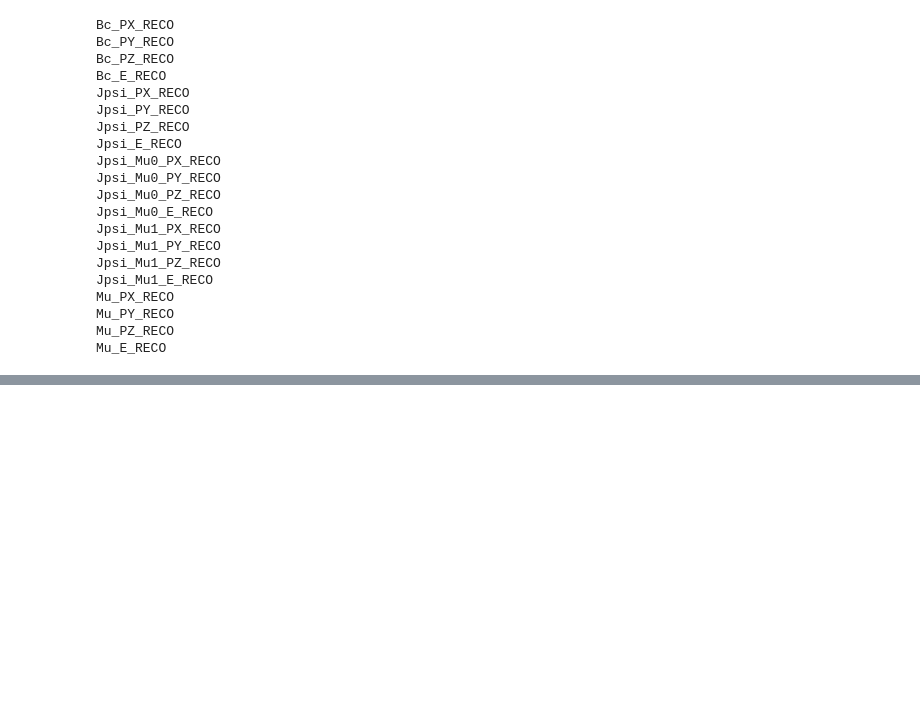
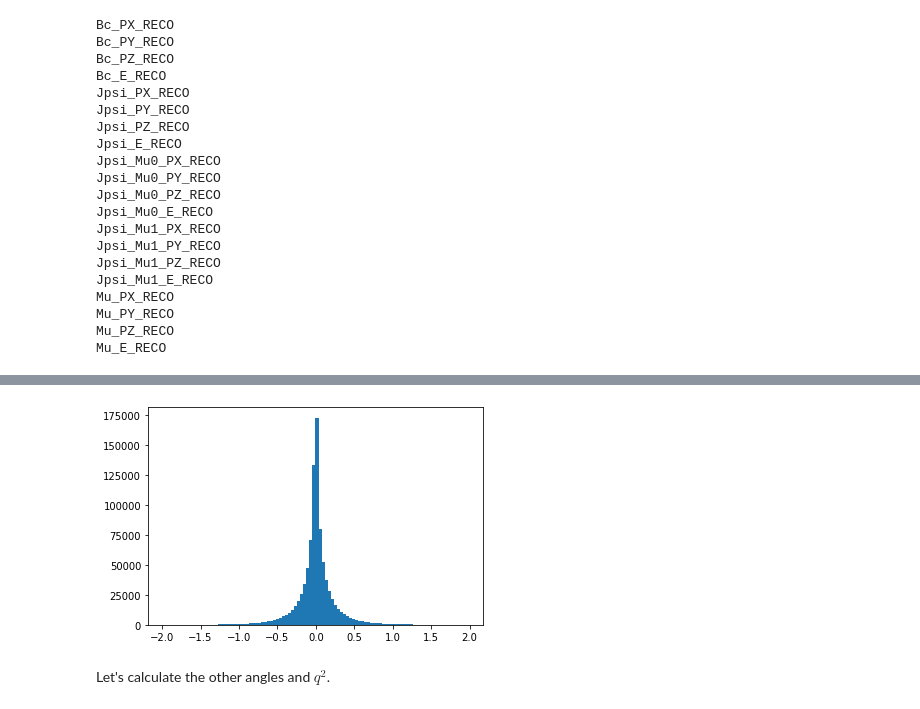
Before and after one commit to donalhill/Bc2JpsiMuNu, a Jupyter notebook: Bc2JpsiMuNu_RapidSim_LHCb.ipynb, the cells around one changed output, grey strips where cells are left out. Saved outputs shown, nothing was run; the diff lists cells and outputs as text; code cells hidden in the pictures; blank space fills up the shorter version.

```diff
--- a/Bc2JpsiMuNu_RapidSim_LHCb.ipynb
+++ b/Bc2JpsiMuNu_RapidSim_LHCb.ipynb
@@ -460,0 +559,9 @@ outfile.close()
+# %%
+df["costheta_Jpsi_res"] = df["costheta_Jpsi_reco"] - df["costheta_Jpsi_true"]
+# %%
+plt.hist(df["costheta_Jpsi_res"], bins=100)
+plt.show();
+# %% [output]
+[figure, added]
+# %% [markdown]
+Let's calculate the other angles and $q^2$.
```
Also changed, not shown: parts of 38 cells of this notebook.
